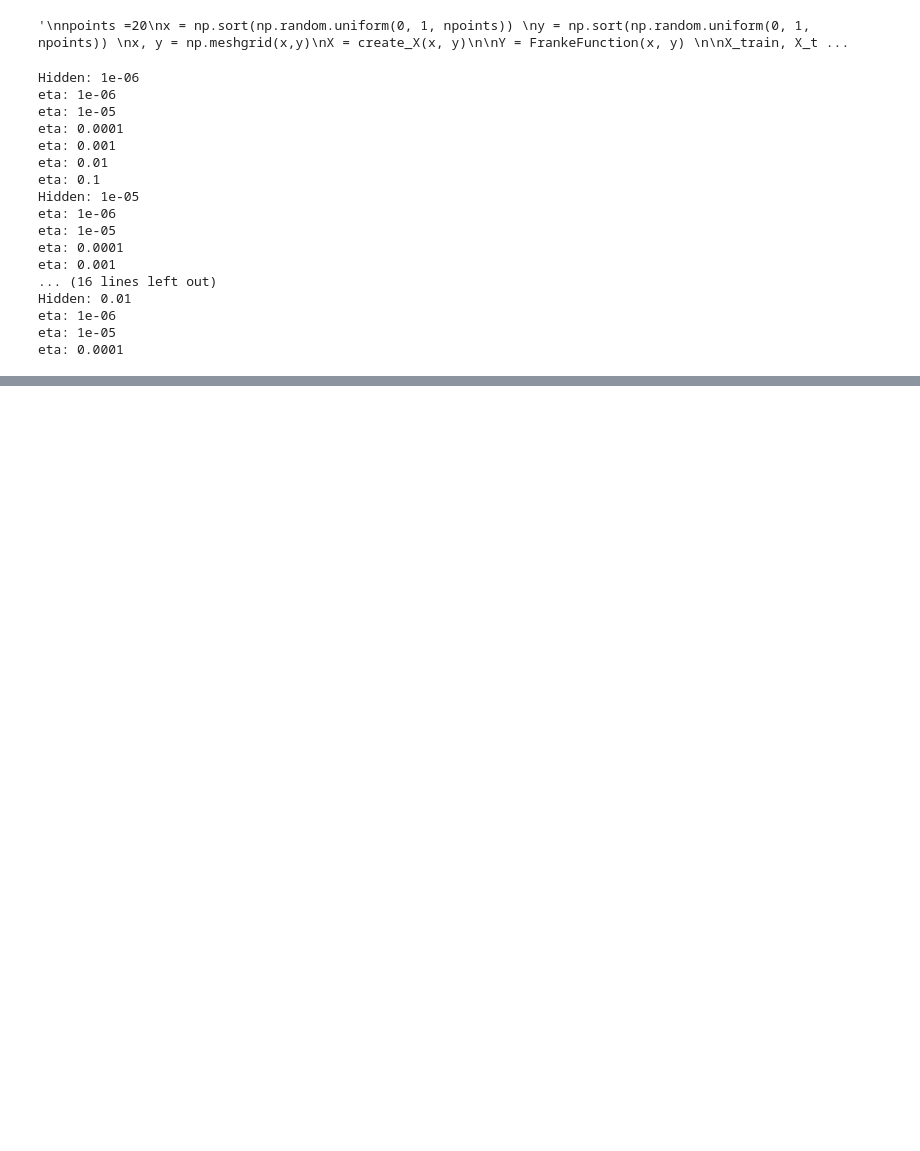
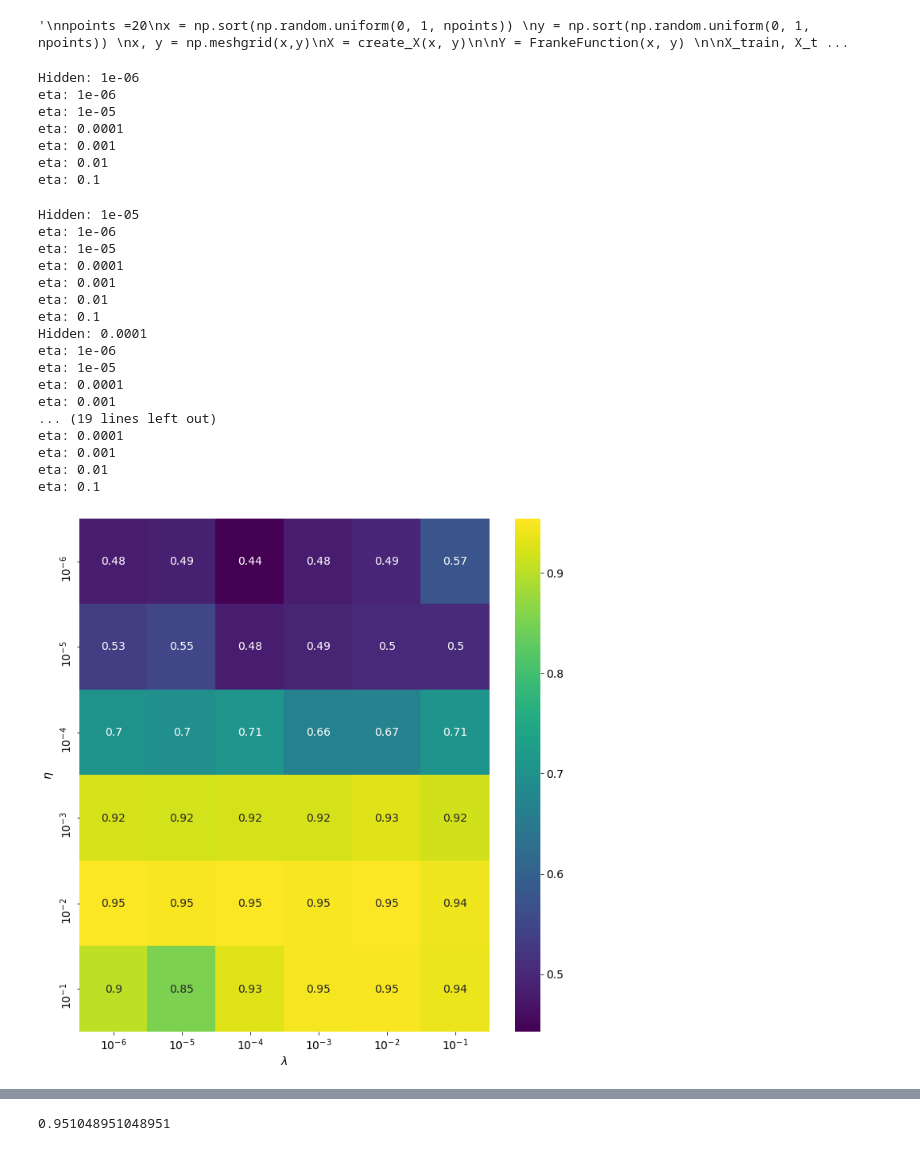
Before and after one commit to MortenTryti/MachineLearning, a Jupyter notebook: Project 2/Singlehidden.ipynb, the cells around one changed output, grey strips where cells are left out. Saved outputs shown, nothing was run; the diff lists cells and outputs as text; code cells hidden in the pictures; blank space fills up the shorter version.

```diff
--- a/Project 2/Singlehidden.ipynb
+++ b/Project 2/Singlehidden.ipynb
@@ -275,7 +275,7 @@ hidden = 16
 numberOfStraps = 50
 
 
-activation = lexyRelu
+activation = Identity
 out_func = Sigmoid
 
 Accuracy_test_ler = np.zeros((len(etas),len(hyper_par)))
@@ -316,42 +316,50 @@ for hyper in hyper_par:
 tick = ticker.ScalarFormatter(useOffset=False, useMathText=True)
 tick.set_powerlimits((0,0))
 
 tx = [u"${}$".format(tick.format_data(x)) for x in hyper_par]
 ty = [u"${}$".format(tick.format_data(x)) for x in etas]
 
 #lambdas_sea = [lambdas[i] for i in range(len(lambdas))]
 #etas_sea =  [etas[i] for i in range(len(etas))]
 
 fig, ax = plt.subplots(figsize = (10, 10))
 sns.heatmap(data=Accuracy_test_ler,ax=ax, cmap="viridis",annot=True ,xticklabels=tx, yticklabels=ty,)
 ax.set_xlabel(r'$\lambda$')
 ax.set_ylabel(r'$\eta$')
 plt.tight_layout()
-plt.savefig(f"Test_Accuracy_Single_hidden_function_of_hyper_LRELU.pdf")
+plt.savefig(f"Test_Accuracy_Single_hidden_function_of_hyper_Identity.pdf")
 plt.show()
 
 fig, ax = plt.subplots(figsize = (10, 10))
 sns.heatmap(data=Accuracy_train_ler,ax=ax, cmap="viridis",annot=True ,xticklabels=tx, yticklabels=ty,)
 ax.set_xlabel(r'$\lambda$')
 ax.set_ylabel(r'$\eta$')
 plt.tight_layout()
-plt.savefig(f"Train_Accuracy_Single_hidden_function_of_hyper_LRELU.pdf")
+plt.savefig(f"Train_Accuracy_Single_hidden_function_of_hyper_Identity.pdf")
 plt.show()
 # %% [output]
 Hidden: 1e-06
 eta: 1e-06
 eta: 1e-05
 eta: 0.0001
 eta: 0.001
 eta: 0.01
 eta: 0.1
-Hidden: 1e-05
-eta: 1e-06
-eta: 1e-05
-eta: 0.0001
-eta: 0.001
-... (16 lines left out)
-Hidden: 0.01
-eta: 1e-06
-eta: 1e-05
-eta: 0.0001
+Hidden: 1e-05
+eta: 1e-06
+eta: 1e-05
+eta: 0.0001
+eta: 0.001
+eta: 0.01
+eta: 0.1
+Hidden: 0.0001
+eta: 1e-06
+eta: 1e-05
+eta: 0.0001
+eta: 0.001
+... (19 lines left out)
+eta: 0.0001
+eta: 0.001
+eta: 0.01
+eta: 0.1
+[figure, added]
@@ -361,0 +367,14 @@ clf =  MLPClassifier(solver='lbfgs', alpha=1e-5,hidden_layer_sizes=(8), random_s
+# %%
+####### Test of scikit-learn, to make sure that our results ar not totaly wrong ######
+### Get more or less the same when using sgd. If we use adam or lbfgs then that is bether than our code.
+### This is much faster than ours, but that is not suprising
+
+clf =  MLPClassifier(solver='sgd', alpha=0.01,hidden_layer_sizes=(16), random_state=20)
+
+clf.fit(X_train,y_train)
+
+pred = clf.predict(X_test)
+
+print(Accuracy(pred,y_test))
+# %% [output]
+0.951048951048951
```
Also changed, not shown: parts of 2 cells of this notebook, 4 other files.
